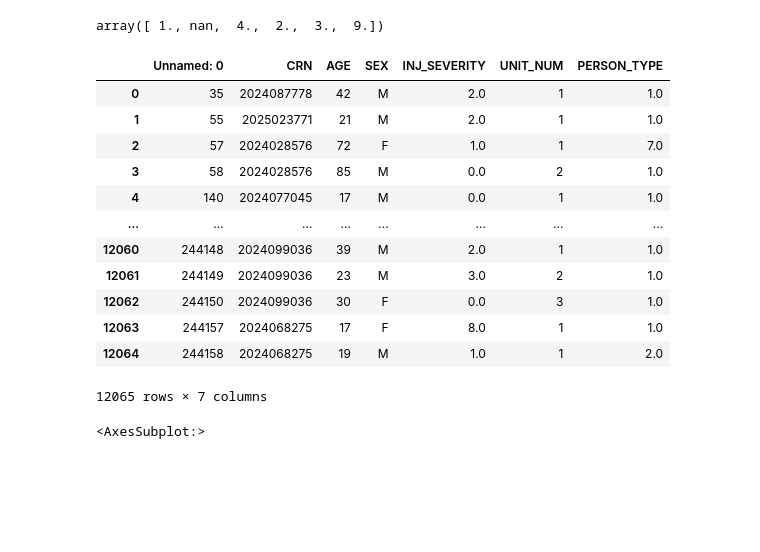
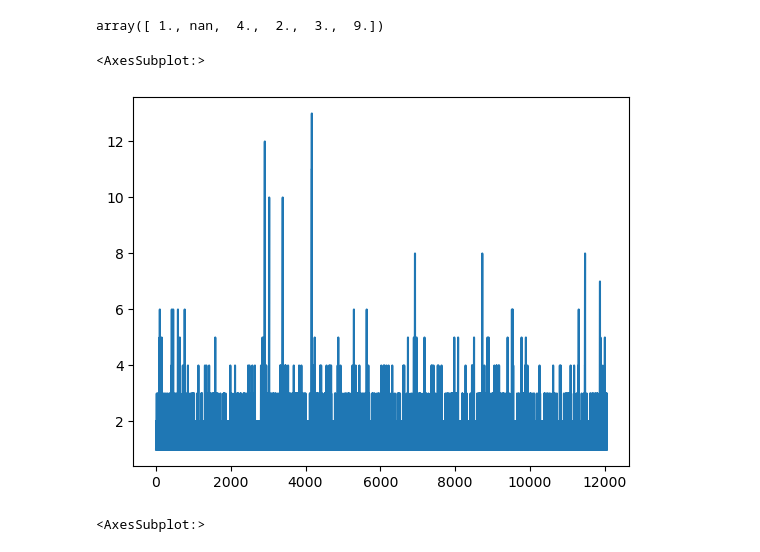
Before and after one commit to bencarneiro/ntsb, a Jupyter notebook: pennsylvania/Untitled.ipynb, the cells around one changed output. Cells and saved outputs as stored; diff of their text form; code cells hidden in the pictures; blank space fills up the shorter version.

```diff
--- a/pennsylvania/Untitled.ipynb
+++ b/pennsylvania/Untitled.ipynb
@@ -81,21 +70,10 @@ vehicles['DVR_PRES_IND'].unique()
 # %% [output]
 array([ 1., nan,  4.,  2.,  3.,  9.])
 # %%
-persons
+persons['UNIT_NUM'].plot()
 # %% [output]
-|  | Unnamed: 0 | CRN | AGE | SEX | INJ_SEVERITY | UNIT_NUM | PERSON_TYPE |
-| 0 | 35 | 2024087778 | 42 | M | 2.0 | 1 | 1.0 |
-| 1 | 55 | 2025023771 | 21 | M | 2.0 | 1 | 1.0 |
-| 2 | 57 | 2024028576 | 72 | F | 1.0 | 1 | 7.0 |
-| 3 | 58 | 2024028576 | 85 | M | 0.0 | 2 | 1.0 |
-| 4 | 140 | 2024077045 | 17 | M | 0.0 | 1 | 1.0 |
-| ... | ... | ... | ... | ... | ... | ... | ... |
-| 12060 | 244148 | 2024099036 | 39 | M | 2.0 | 1 | 1.0 |
-| 12061 | 244149 | 2024099036 | 23 | M | 3.0 | 2 | 1.0 |
-| 12062 | 244150 | 2024099036 | 30 | F | 0.0 | 3 | 1.0 |
-| 12063 | 244157 | 2024068275 | 17 | F | 8.0 | 1 | 1.0 |
-| 12064 | 244158 | 2024068275 | 19 | M | 1.0 | 1 | 2.0 |
-12065 rows × 7 columns
+<AxesSubplot:>
+[figure, added]
 # %%
 crashes['CRASH_MONTH'].plot()
 # %% [output]
```
Also changed, not shown: parts of 2 cells of this notebook, 1 other file.
